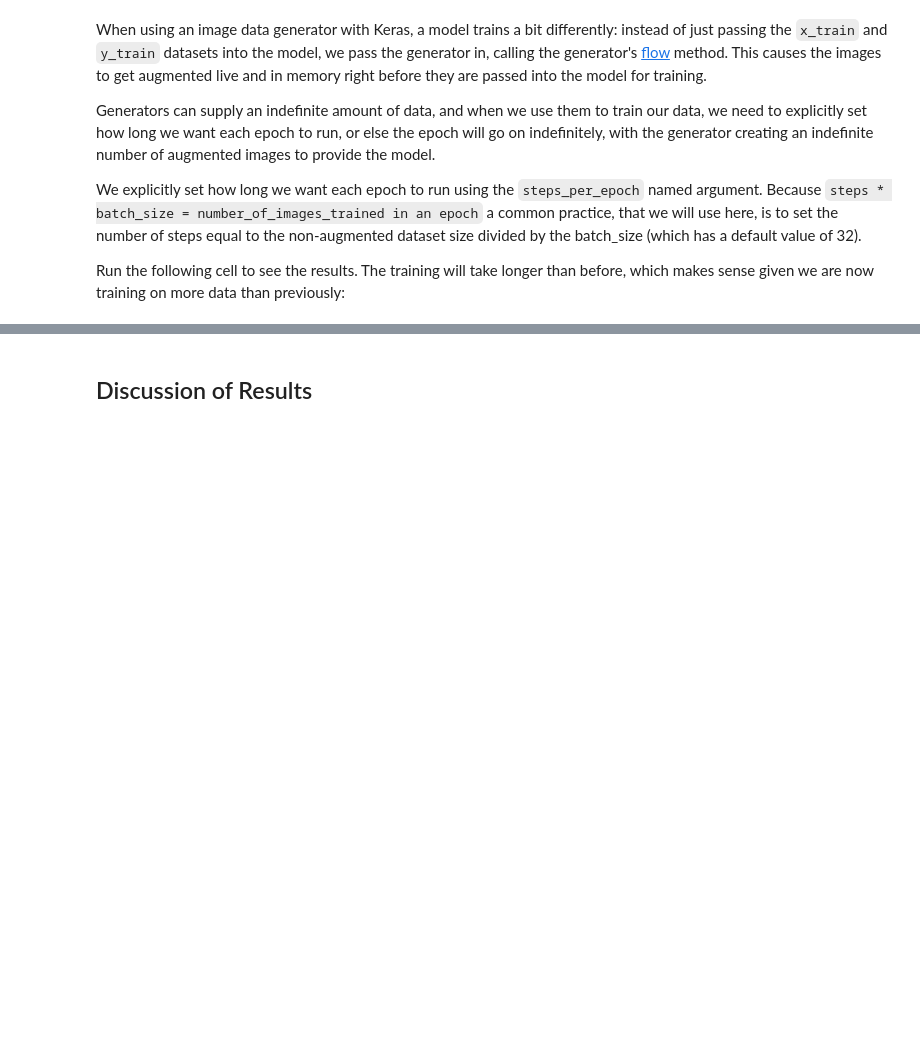
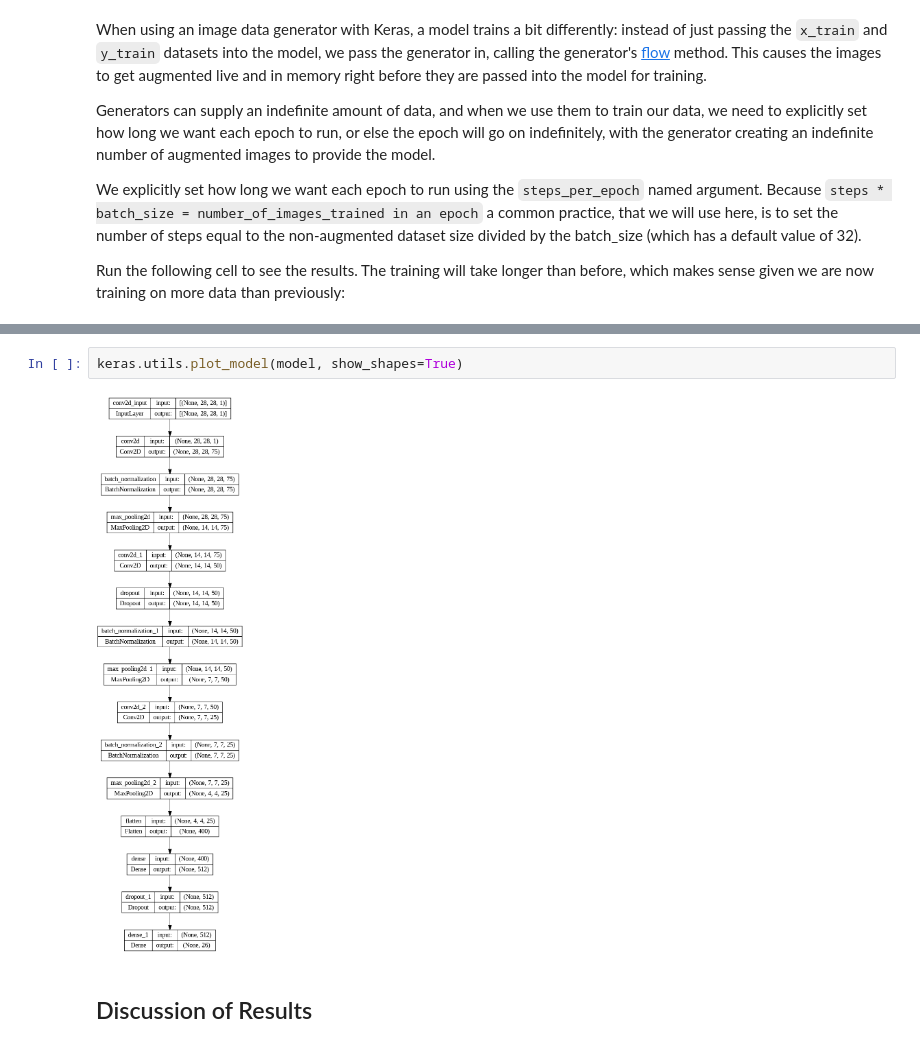
Before and after one commit to TAMIDSpiyalong/Machine-Learning-for-Computer-Vision, a Jupyter notebook: Lab_2.ipynb, the cells around one changed output, grey strips where cells are left out. Drawn from its saved outputs; the diff is of its cells as text; blank space fills up the shorter version.

```diff
--- a/Lab_2.ipynb
+++ b/Lab_2.ipynb
@@ -184,3 +190,7 @@ Epoch 10/10
+# %%
+keras.utils.plot_model(model, show_shapes=True)
+# %% [output]
+[figure, added]
 # %% [markdown]
 ## Discussion of Results
 # %% [markdown]
```
Also changed, not shown: parts of 53 cells of this notebook.
